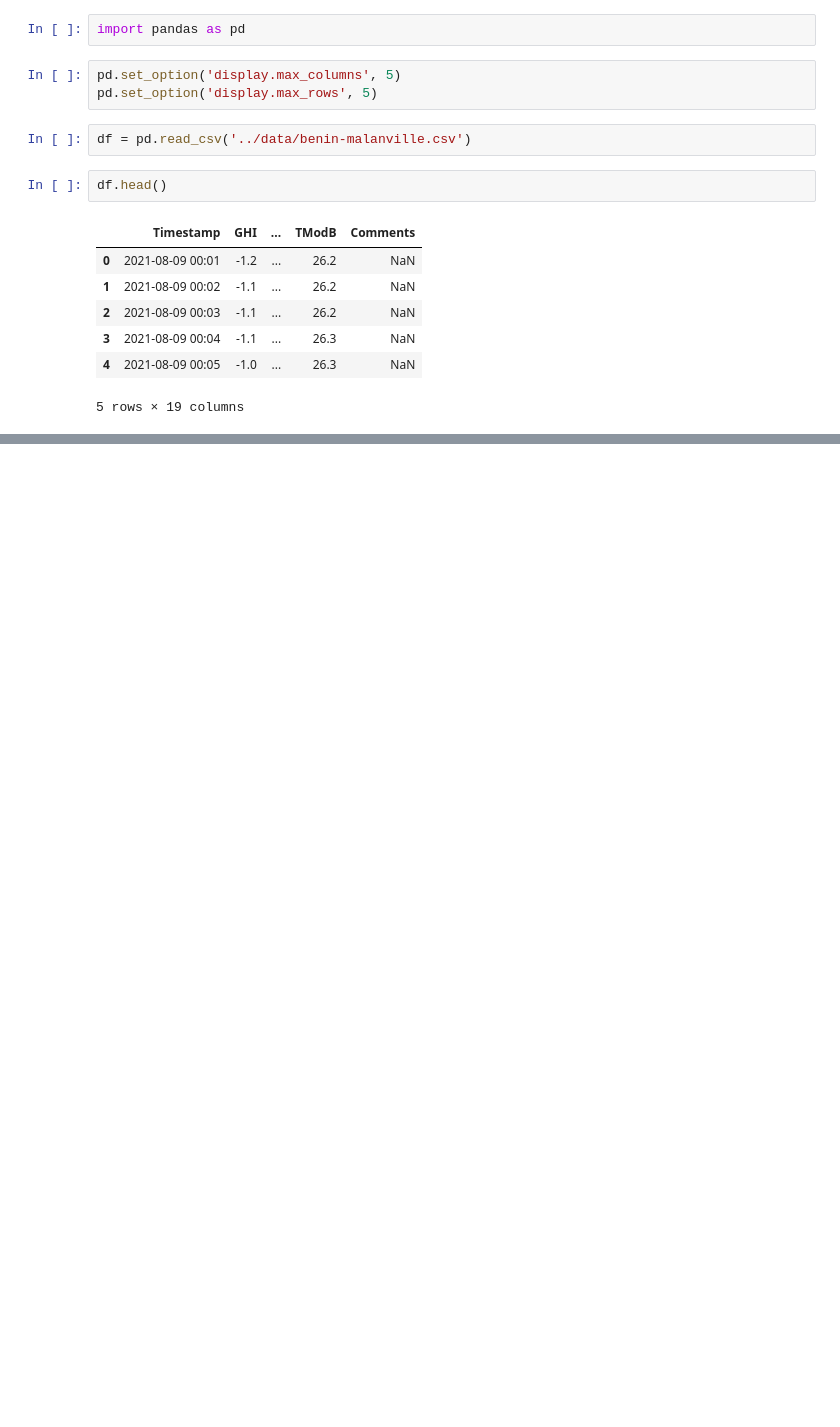
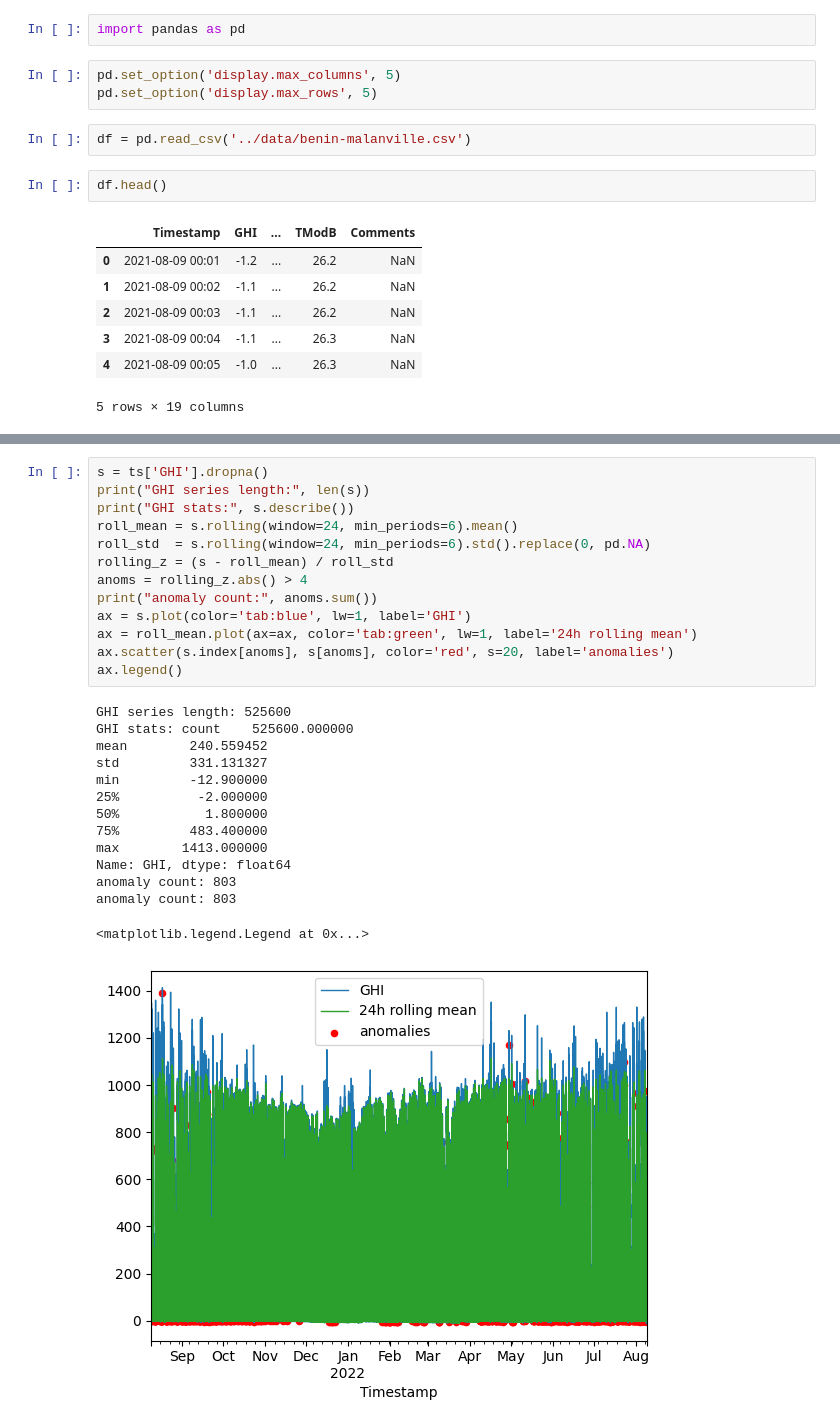
Before and after one commit to Lidiyafissha/solar-challenge-week1, a Jupyter notebook: notebook/benin_eda.ipynb, the cells around one changed output, grey strips where cells are left out. Cells and saved outputs as stored; diff of their text form; blank space fills up the shorter version.

```diff
--- a/notebook/benin_eda.ipynb
+++ b/notebook/benin_eda.ipynb
@@ -19,0 +568,28 @@ df.head()
+# %%
+s = ts['GHI'].dropna()
+print("GHI series length:", len(s))
+print("GHI stats:", s.describe())
+roll_mean = s.rolling(window=24, min_periods=6).mean()
+roll_std  = s.rolling(window=24, min_periods=6).std().replace(0, pd.NA)
+rolling_z = (s - roll_mean) / roll_std
+anoms = rolling_z.abs() > 4
+print("anomaly count:", anoms.sum())
+ax = s.plot(color='tab:blue', lw=1, label='GHI')
+ax = roll_mean.plot(ax=ax, color='tab:green', lw=1, label='24h rolling mean')
+ax.scatter(s.index[anoms], s[anoms], color='red', s=20, label='anomalies')
+ax.legend()
+# %% [output]
+GHI series length: 525600
+GHI stats: count    525600.000000
+mean        240.559452
+std         331.131327
+min         -12.900000
+25%          -2.000000
+50%           1.800000
+75%         483.400000
+max        1413.000000
+Name: GHI, dtype: float64
+anomaly count: 803
+anomaly count: 803
+<matplotlib.legend.Legend at 0x...>
+[figure, added]
```
Also changed, not shown: parts of 69 cells of this notebook, 1 other file.
